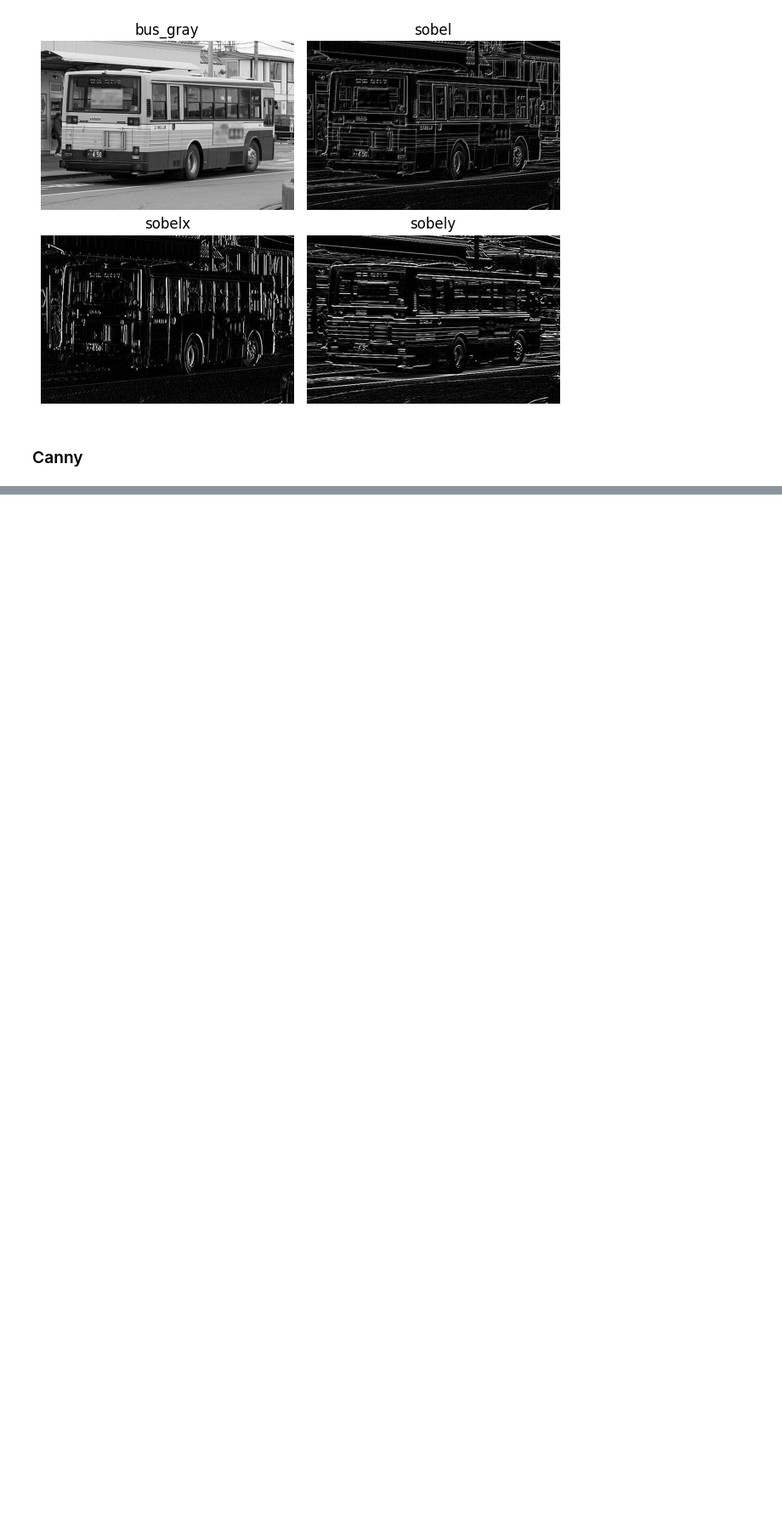
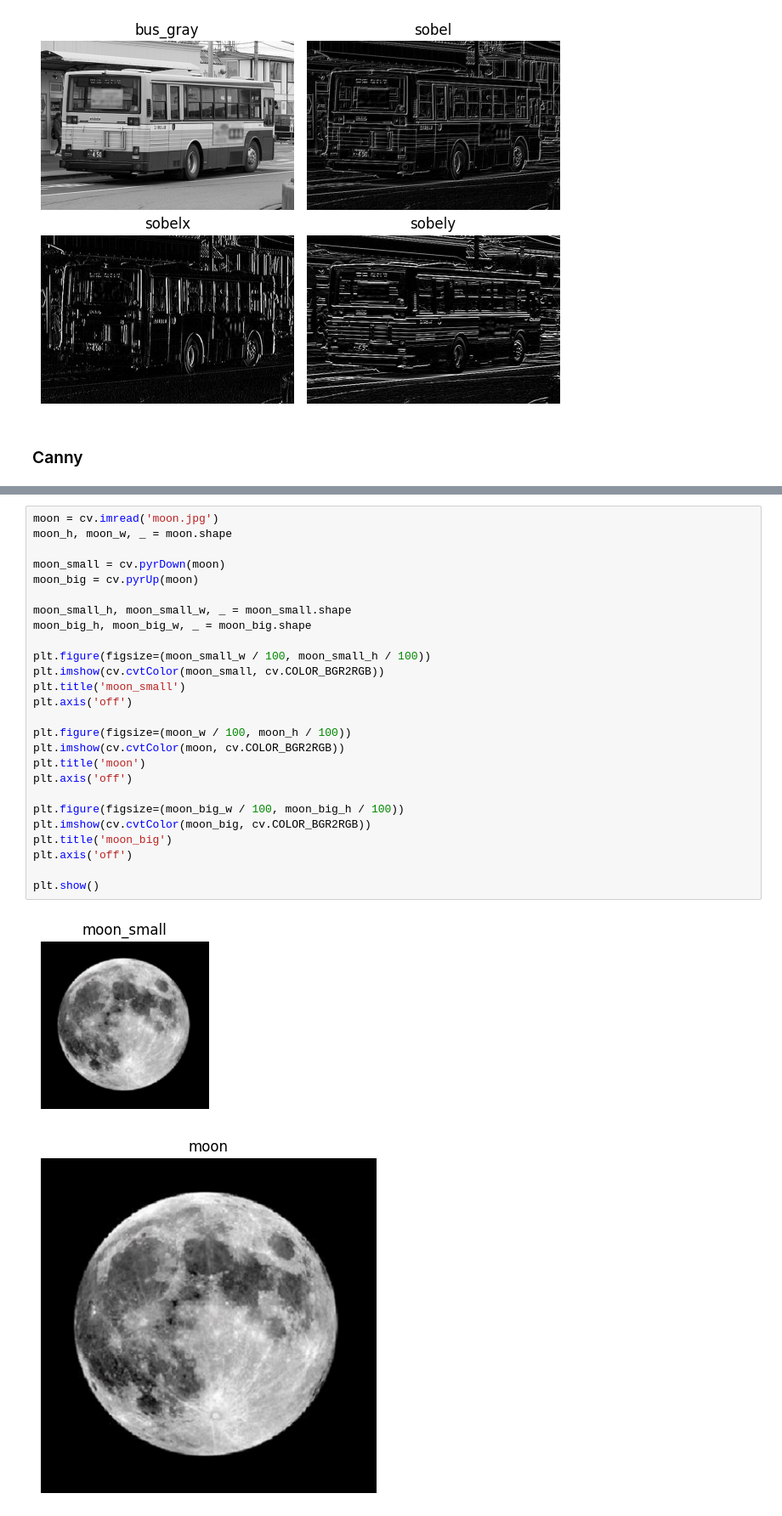
Before and after one commit to Sirius912/Computer_Vision, a Jupyter notebook: Lab2/Lab2.ipynb, the cells around one changed output, grey strips where cells are left out. Shown at 85% size. Cells and saved outputs as stored; diff of their text form; blank space fills up the shorter version.

```diff
--- a/Lab2/Lab2.ipynb
+++ b/Lab2/Lab2.ipynb
@@ -148,0 +184,29 @@ plt.show()
+# %%
+moon = cv.imread('moon.jpg')
+moon_h, moon_w, _ = moon.shape
+
+moon_small = cv.pyrDown(moon)
+moon_big = cv.pyrUp(moon)
+
+moon_small_h, moon_small_w, _ = moon_small.shape
+moon_big_h, moon_big_w, _ = moon_big.shape
+
+plt.figure(figsize=(moon_small_w / 100, moon_small_h / 100))
+plt.imshow(cv.cvtColor(moon_small, cv.COLOR_BGR2RGB))
+plt.title('moon_small')
+plt.axis('off')
+
+plt.figure(figsize=(moon_w / 100, moon_h / 100))
+plt.imshow(cv.cvtColor(moon, cv.COLOR_BGR2RGB))
+plt.title('moon')
+plt.axis('off')
+
+plt.figure(figsize=(moon_big_w / 100, moon_big_h / 100))
+plt.imshow(cv.cvtColor(moon_big, cv.COLOR_BGR2RGB))
+plt.title('moon_big')
+plt.axis('off')
+
+plt.show()
+# %% [output]
+[figure, added]
+[figure, added]
```
Also changed, not shown: parts of 8 cells of this notebook, 2 other files.
